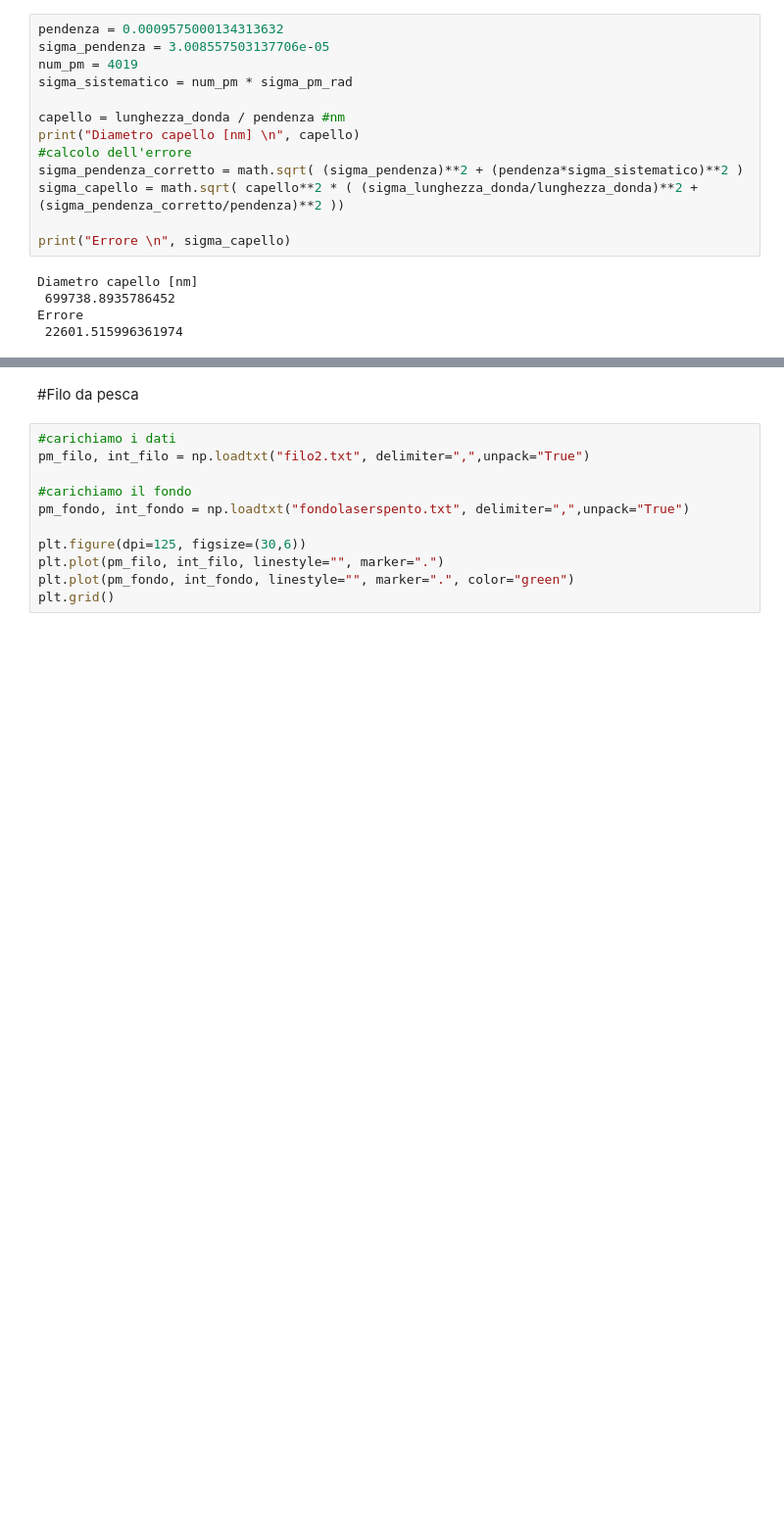
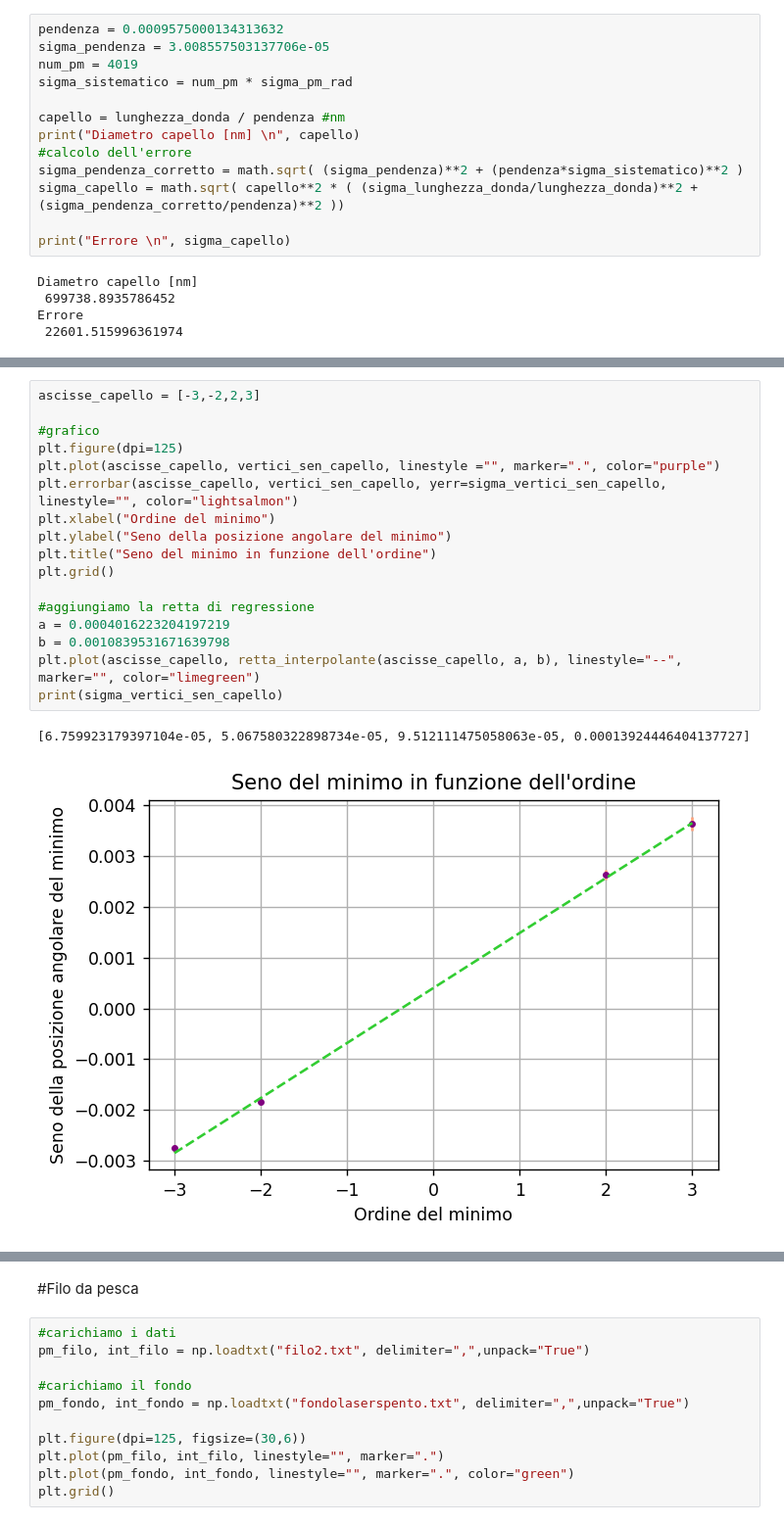
Before and after one commit to albertos-2002/SF2, a Jupyter notebook: ottica_fisica/Ottica_fisica_(interferenza_e_diffrazione).ipynb, the cells around one changed output, grey strips where cells are left out. Shown at 98% size. Cells and saved outputs as stored; diff of their text form; blank space fills up the shorter version.

```diff
--- a/ottica_fisica/Ottica_fisica_(interferenza_e_diffrazione).ipynb
+++ b/ottica_fisica/Ottica_fisica_(interferenza_e_diffrazione).ipynb
@@ -2189,0 +2325,20 @@ Errore
+# %%
+ascisse_capello = [-3,-2,2,3]
+
+#grafico
+plt.figure(dpi=125)
+plt.plot(ascisse_capello, vertici_sen_capello, linestyle ="", marker=".", color="purple")
+plt.errorbar(ascisse_capello, vertici_sen_capello, yerr=sigma_vertici_sen_capello, linestyle="", color="lightsalmon")
+plt.xlabel("Ordine del minimo")
+plt.ylabel("Seno della posizione angolare del minimo")
+plt.title("Seno del minimo in funzione dell'ordine")
+plt.grid()
+
+#aggiungiamo la retta di regressione
+a = 0.0004016223204197219
+b = 0.0010839531671639798
+plt.plot(ascisse_capello, retta_interpolante(ascisse_capello, a, b), linestyle="--", marker="", color="limegreen")
+print(sigma_vertici_sen_capello)
+# %% [output]
+[6.759923179397104e-05, 5.067580322898734e-05, 9.512111475058063e-05, 0.00013924446404137727]
+[figure, added]
```
Also changed, not shown: parts of 12 cells of this notebook.
